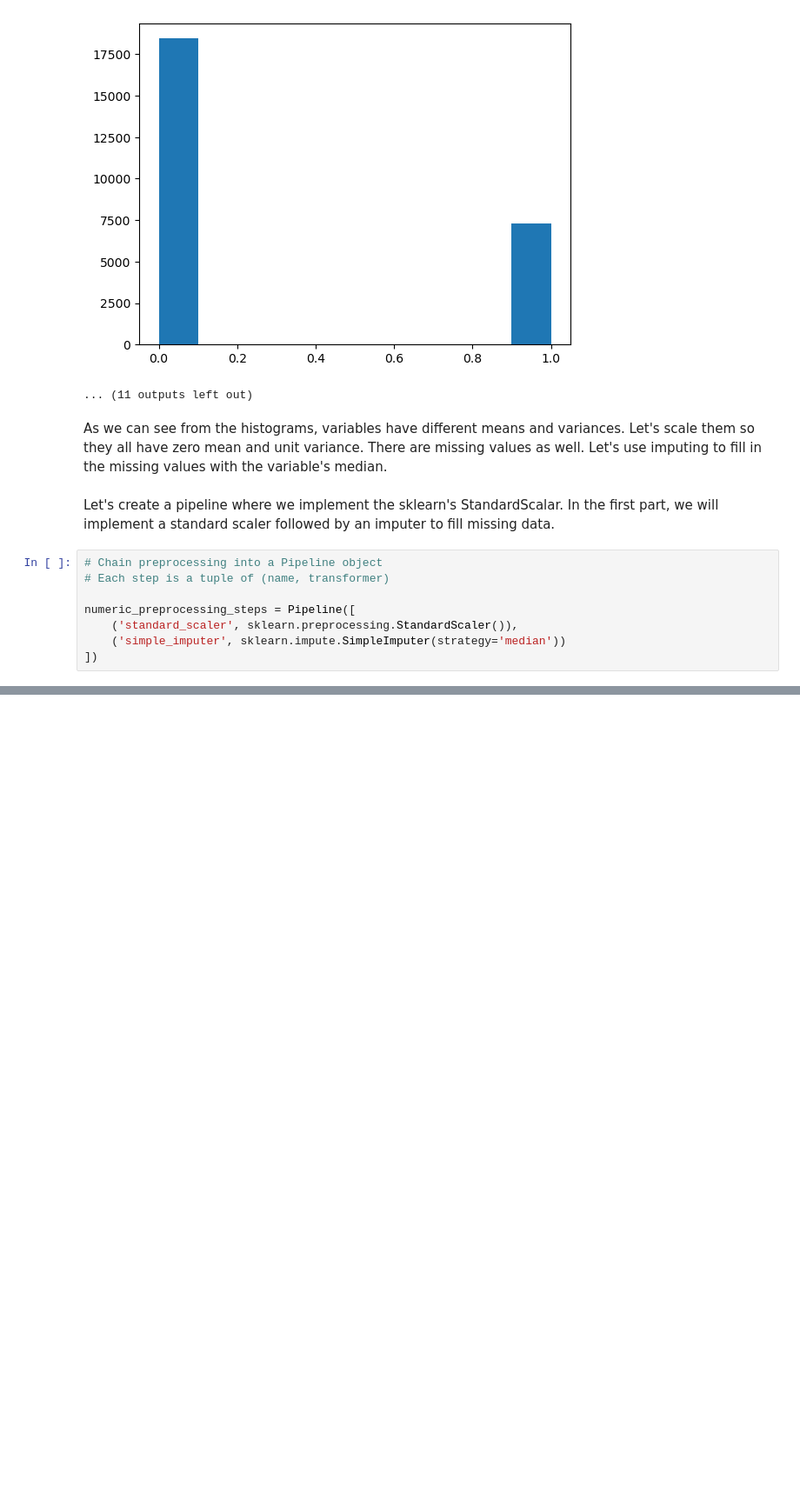
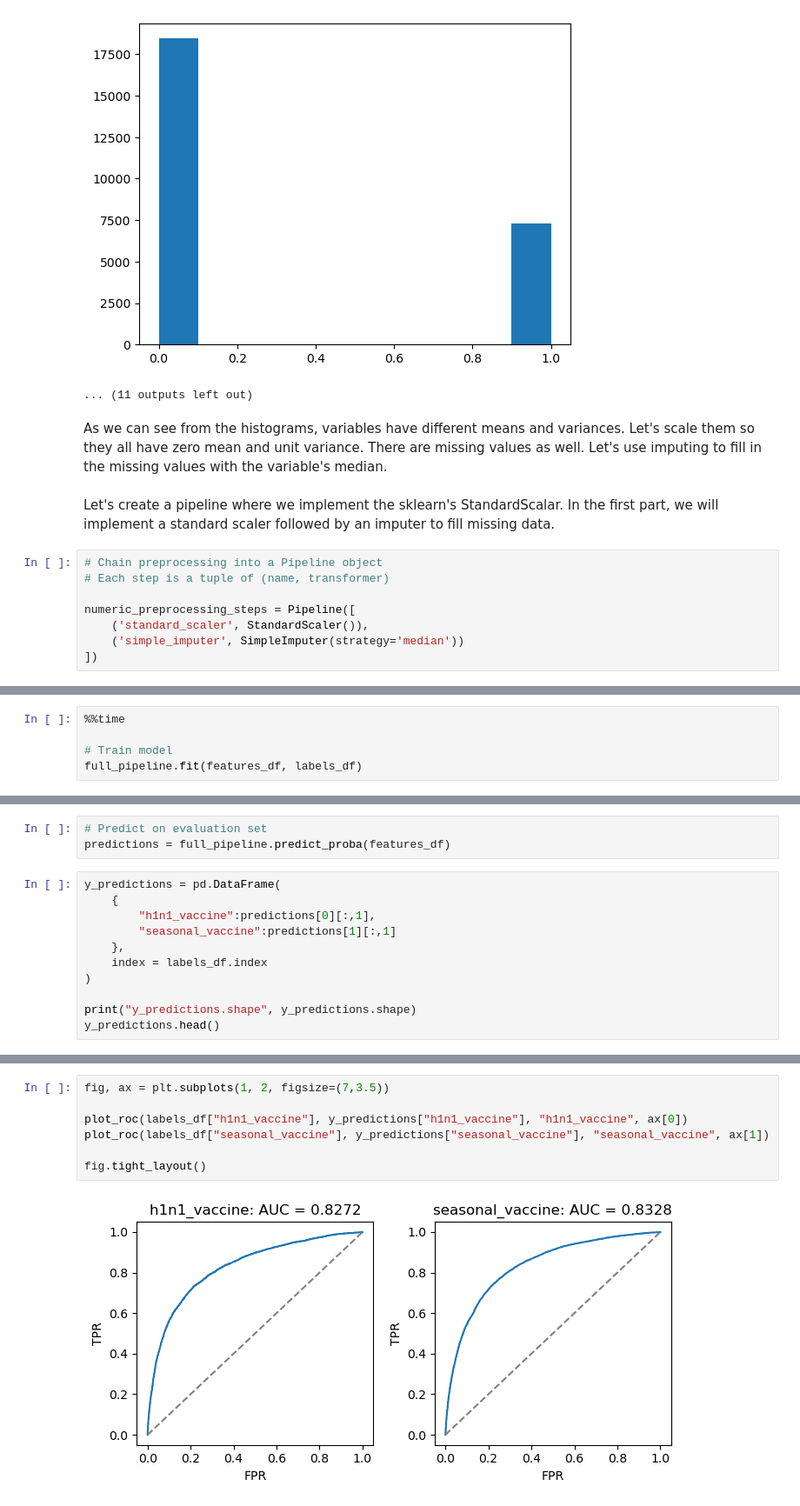
Before and after one commit to GuilhermeCarqueja/H1N1_vaccine, a Jupyter notebook: H1N1_vaccine_prediction.ipynb, the cells around one changed output, grey strips where cells are left out. Shown at 87% size. Saved outputs shown, nothing was run; the diff lists cells and outputs as text; blank space fills up the shorter version.

Commit message:
Run model on entire dataset

```diff
--- a/H1N1_vaccine_prediction.ipynb
+++ b/H1N1_vaccine_prediction.ipynb
@@ -416,6 +416,6 @@ Let's create a pipeline where we implement the sklearn's StandardScalar. In the
 # Each step is a tuple of (name, transformer)
 
 numeric_preprocessing_steps = Pipeline([
-    ('standard_scaler', sklearn.preprocessing.StandardScaler()),
-    ('simple_imputer', sklearn.impute.SimpleImputer(strategy='median'))
+    ('standard_scaler', StandardScaler()),
+    ('simple_imputer', SimpleImputer(strategy='median'))
 ])
@@ -561,0 +564,5 @@ roc_auc_score(y_eval,y_preds)
+# %%
+%%time
+
+# Train model
+full_pipeline.fit(features_df, labels_df)
@@ -561,0 +590,14 @@ roc_auc_score(y_eval,y_preds)
+# %%
+# Predict on evaluation set
+predictions = full_pipeline.predict_proba(features_df)
+# %%
+y_predictions = pd.DataFrame(
+    {
+        "h1n1_vaccine":predictions[0][:,1],
+        "seasonal_vaccine":predictions[1][:,1]
+    },
+    index = labels_df.index
+)
+
+print("y_predictions.shape", y_predictions.shape)
+y_predictions.head()
@@ -561,0 +613,9 @@ roc_auc_score(y_eval,y_preds)
+# %%
+fig, ax = plt.subplots(1, 2, figsize=(7,3.5))
+
+plot_roc(labels_df["h1n1_vaccine"], y_predictions["h1n1_vaccine"], "h1n1_vaccine", ax[0])
+plot_roc(labels_df["seasonal_vaccine"], y_predictions["seasonal_vaccine"], "seasonal_vaccine", ax[1])
+
+fig.tight_layout()
+# %% [output]
+[figure, added]
```
Also changed, not shown: parts of 50 cells of this notebook.
